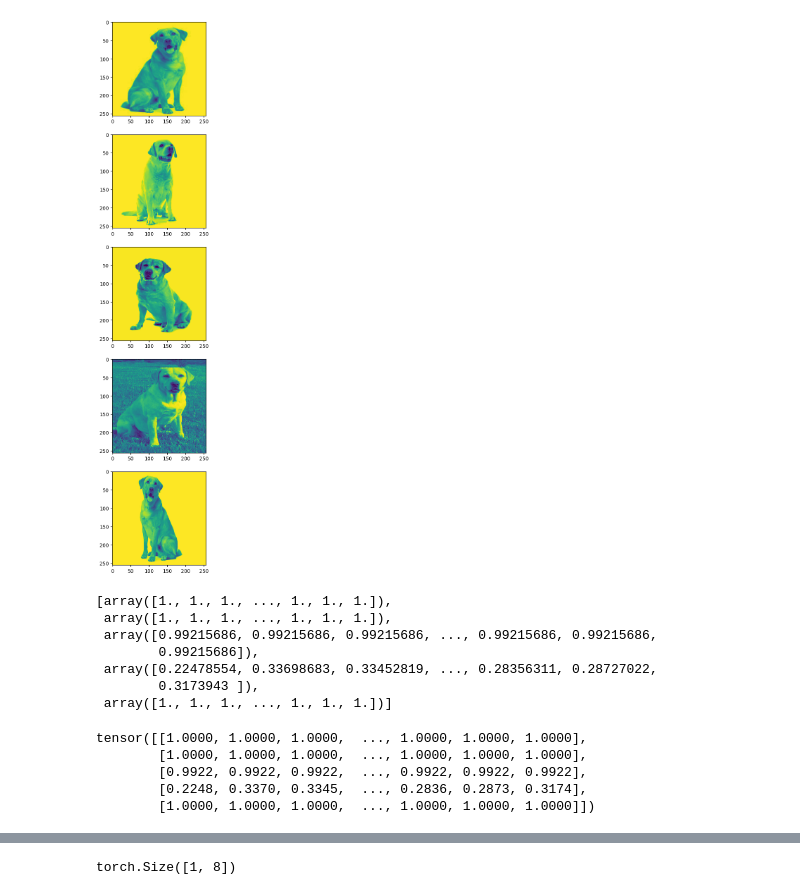
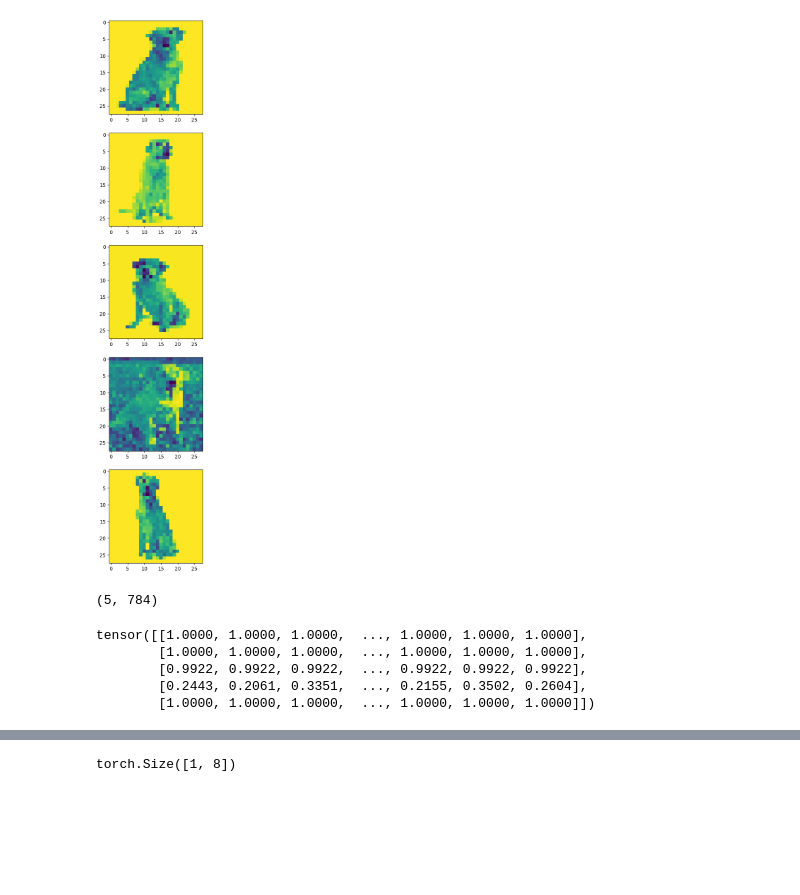
Before and after one commit to ralampay/pattern-recognition-course, a Jupyter notebook: notebooks/Example 8 - Variational Autoencoder.ipynb, the cells around one changed output, grey strips where cells are left out. Drawn from its saved outputs; the diff is of its cells as text; code cells hidden in the pictures; blank space fills up the shorter version.

```diff
--- a/notebooks/Example 8 - Variational Autoencoder.ipynb
+++ b/notebooks/Example 8 - Variational Autoencoder.ipynb
@@ -86,8 +92,8 @@ class AutoencoderDataset(Dataset):
     def __len__(self):
         return self.n_samples
 # %%
-img_width = 256
-img_height = 256
+img_width = 28
+img_height = 28
 
 dim = (img_width, img_height)
 
@@ -97,49 +103,43 @@ doggos = [
     "./images/labrador3.jpg",
     "./images/labrador4.jpg",
     "./images/labrador5.jpg"
 ]
 
 images = []
 
 for doggo in doggos:
     img = cv2.imread(doggo, 0) / 255 # read as grayscale 1 channel images and normalize
 
     img = cv2.resize(img, dim)
 
     images.append(img)
 
 num_images = len(images)
 num_cols   = 1
 
 col_names = [
     "Original"
 ]
 
 fig, axes = plt.subplots(nrows=num_images, ncols=num_cols, figsize=(num_cols*4, num_images*4))
 counter = 0
 
 for img in images:
     counter += 1
 
     plt.subplot(len(images), num_cols, counter)
     plt.imshow(img)
 # %% [output]
-[figure, old version]
+[figure, new version]
 # %%
 data = []
 
 for img in images:
     data.append(img.ravel())
 
-data
+np.array(data).shape
 # %% [output]
-[array([1., 1., 1., ..., 1., 1., 1.]),
- array([1., 1., 1., ..., 1., 1., 1.]),
- array([0.99215686, 0.99215686, 0.99215686, ..., 0.99215686, 0.99215686,
-        0.99215686]),
- array([0.22478554, 0.33698683, 0.33452819, ..., 0.28356311, 0.28727022,
-        0.3173943 ]),
- array([1., 1., 1., ..., 1., 1., 1.])]
+(5, 784)
 # %%
 x = torch.Tensor(np.array(data))
 
@@ -148,7 +148,7 @@ x
 tensor([[1.0000, 1.0000, 1.0000,  ..., 1.0000, 1.0000, 1.0000],
         [1.0000, 1.0000, 1.0000,  ..., 1.0000, 1.0000, 1.0000],
         [0.9922, 0.9922, 0.9922,  ..., 0.9922, 0.9922, 0.9922],
-        [0.2248, 0.3370, 0.3345,  ..., 0.2836, 0.2873, 0.3174],
+        [0.2443, 0.2061, 0.3351,  ..., 0.2155, 0.3502, 0.2604],
         [1.0000, 1.0000, 1.0000,  ..., 1.0000, 1.0000, 1.0000]])
 # %%
 device = 'cpu'
```
Also changed, not shown: parts of 7 cells of this notebook, 3 other files.
